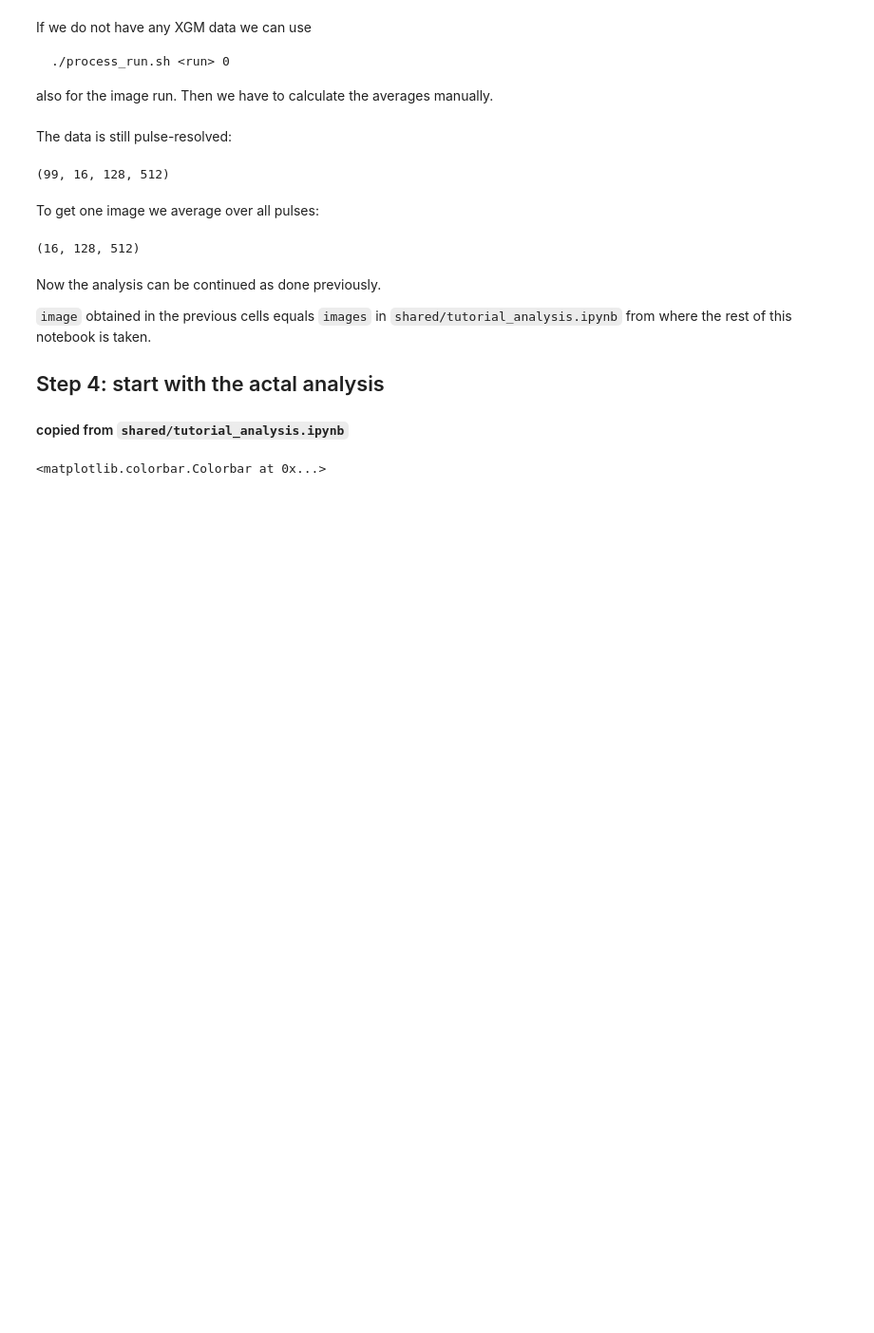
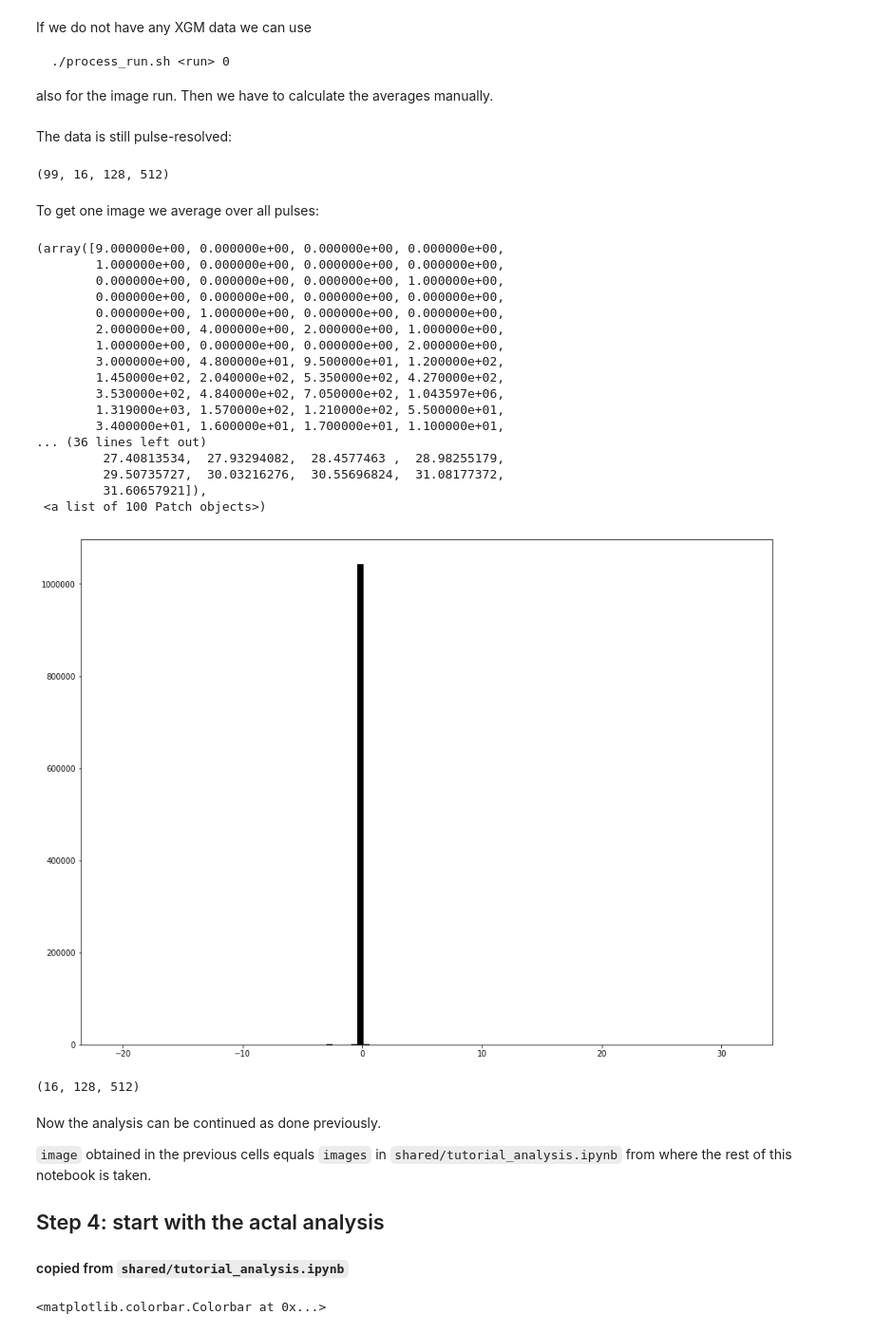
Before and after one commit to marijanbeg/scs-processing, a Jupyter notebook: tutorial.ipynb, the cells around one changed output. Shown: that part at 95% size. Saved outputs shown, nothing was run; the diff lists cells and outputs as text; code cells hidden in the pictures; blank space fills up the shorter version.

```diff
--- a/tutorial.ipynb
+++ b/tutorial.ipynb
@@ -95,3 +101,26 @@ image = np.mean(pulse_images - pulse_dark - (dark_images - dark_dark), axis=0)
+# %%
+flat = image.values.ravel()
+plt.figure()
+plt.hist(flat, bins=100, color='k')
+# %% [output]
+(array([9.000000e+00, 0.000000e+00, 0.000000e+00, 0.000000e+00,
+        1.000000e+00, 0.000000e+00, 0.000000e+00, 0.000000e+00,
+        0.000000e+00, 0.000000e+00, 0.000000e+00, 1.000000e+00,
+        0.000000e+00, 0.000000e+00, 0.000000e+00, 0.000000e+00,
+        0.000000e+00, 1.000000e+00, 0.000000e+00, 0.000000e+00,
+        2.000000e+00, 4.000000e+00, 2.000000e+00, 1.000000e+00,
+        1.000000e+00, 0.000000e+00, 0.000000e+00, 2.000000e+00,
+        3.000000e+00, 4.800000e+01, 9.500000e+01, 1.200000e+02,
+        1.450000e+02, 2.040000e+02, 5.350000e+02, 4.270000e+02,
+        3.530000e+02, 4.840000e+02, 7.050000e+02, 1.043597e+06,
+        1.319000e+03, 1.570000e+02, 1.210000e+02, 5.500000e+01,
+        3.400000e+01, 1.600000e+01, 1.700000e+01, 1.100000e+01,
+... (36 lines left out)
+         27.40813534,  27.93294082,  28.4577463 ,  28.98255179,
+         29.50735727,  30.03216276,  30.55696824,  31.08177372,
+         31.60657921]),
+ <a list of 100 Patch objects>)
+[figure, added]
 # %%
 #image = pulse_images.mean(axis=0)
 # %%
```
Also changed, not shown: parts of 4 cells of this notebook.
